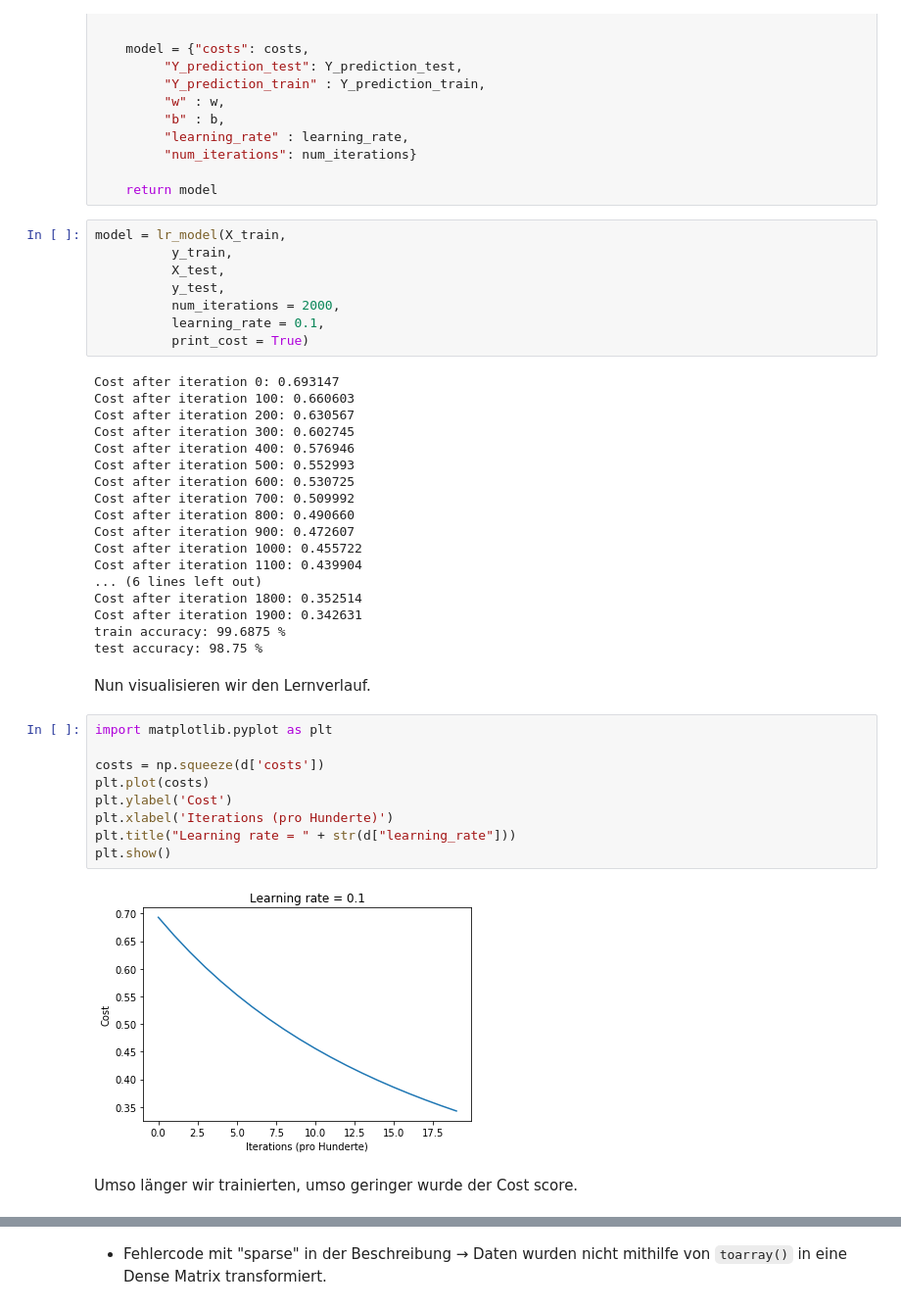
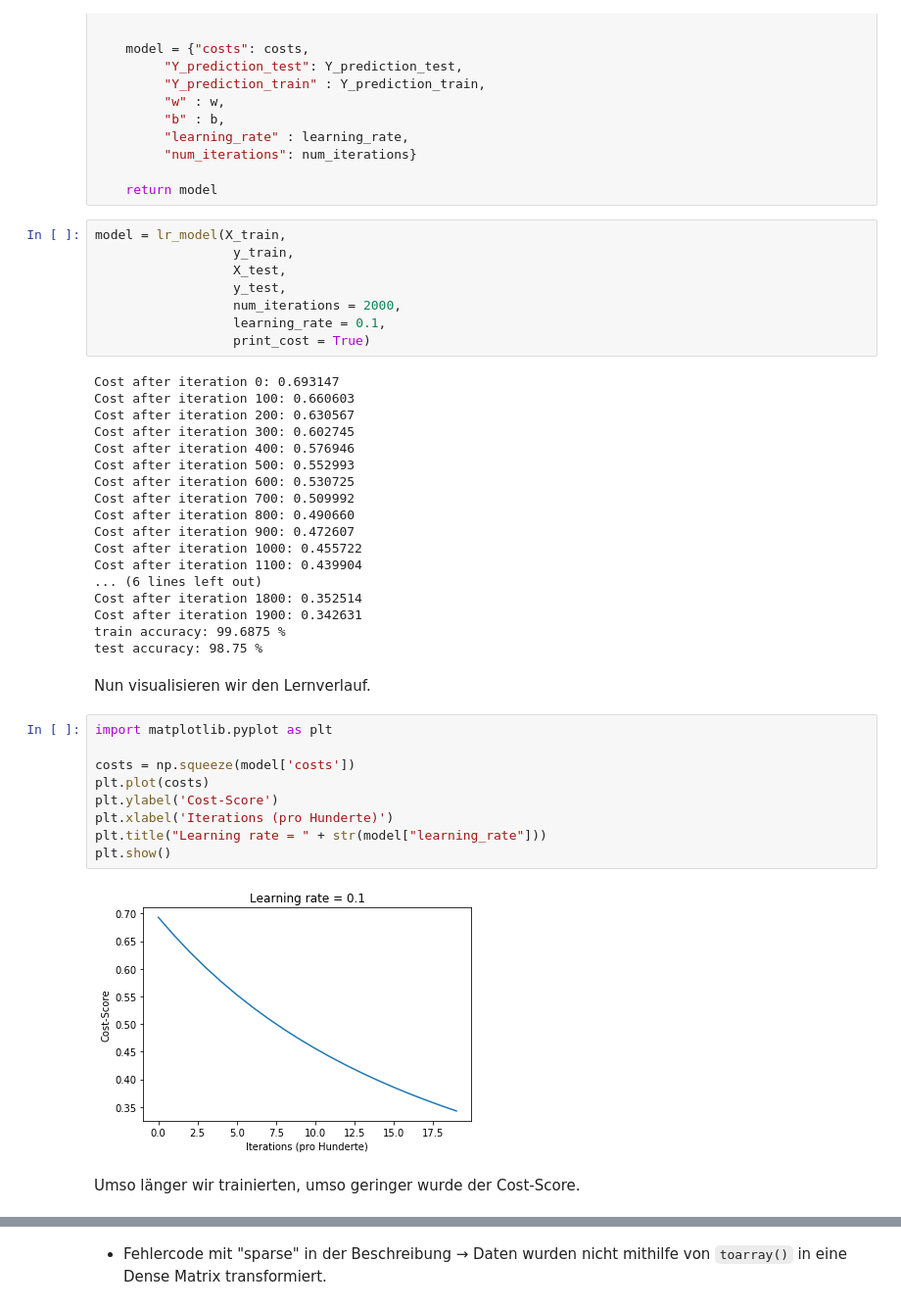
Before and after one commit to realjanpaulus/german_text_classification_nlp, a Jupyter notebook: tutorials/Kapitel 11 - Logistic Regression als simples Neuronales Netz.ipynb, the cells around one changed output, grey strips where cells are left out. Shown at 98% size. Drawn from its saved outputs; the diff is of its cells as text.

```diff
--- a/tutorials/Kapitel 11 - Logistic Regression als simples Neuronales Netz.ipynb
+++ b/tutorials/Kapitel 11 - Logistic Regression als simples Neuronales Netz.ipynb
@@ -398,12 +394,12 @@ def lr_model(X_train, Y_train, X_test, Y_test, num_iterations=2000, learning_rat
     return model
 # %%
 model = lr_model(X_train,
-          y_train,
-          X_test,
-          y_test,
-          num_iterations = 2000,
-          learning_rate = 0.1,
-          print_cost = True)
+                  y_train,
+                  X_test,
+                  y_test,
+                  num_iterations = 2000,
+                  learning_rate = 0.1,
+                  print_cost = True)
 # %% [output]
 Cost after iteration 0: 0.693147
 Cost after iteration 100: 0.660603
@@ -427,16 +423,16 @@ Nun visualisieren wir den Lernverlauf.
 # %%
 import matplotlib.pyplot as plt
 
-costs = np.squeeze(d['costs'])
+costs = np.squeeze(model['costs'])
 plt.plot(costs)
-plt.ylabel('Cost')
+plt.ylabel('Cost-Score')
 plt.xlabel('Iterations (pro Hunderte)')
-plt.title("Learning rate = " + str(d["learning_rate"]))
+plt.title("Learning rate = " + str(model["learning_rate"]))
 plt.show()
 # %% [output]
-[figure, old version]
+[figure, new version]
 # %% [markdown]
-Umso länger wir trainierten, umso geringer wurde der Cost score.
+Umso länger wir trainierten, umso geringer wurde der Cost-Score.
 # %% [markdown]
 <div class="alert alert-warning">
 <b>Aufgabe:</b> Anspassung der Learning Rate und Iterationenanzahl
```
Also changed, not shown: parts of 27 cells of this notebook, 7 other files.
